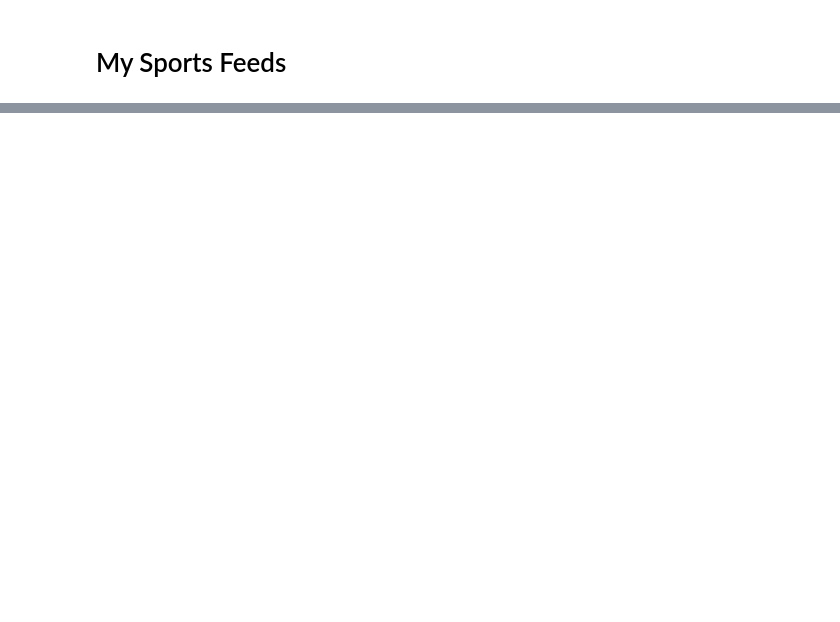
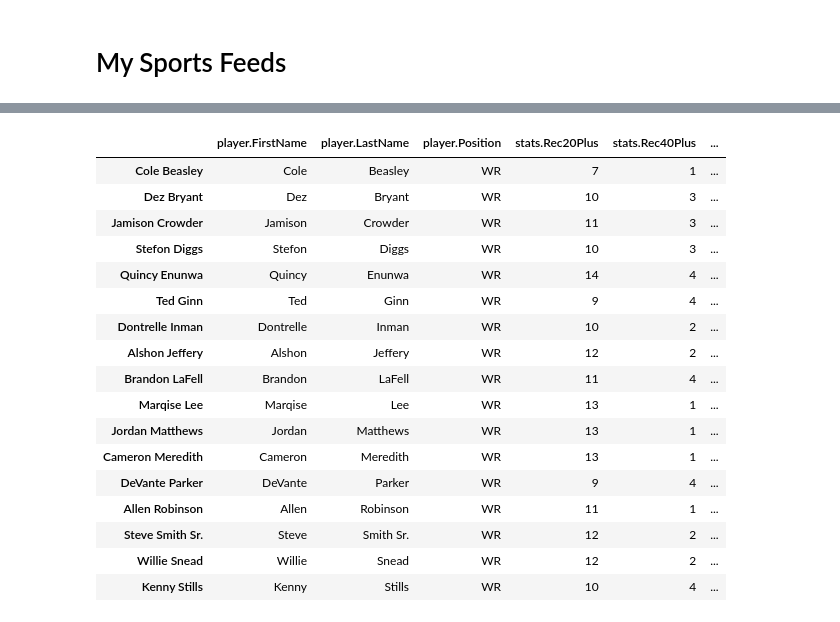
Before and after one commit to RobMulla/sportsdata, a Jupyter notebook: MySportsFeeds_API_Test.ipynb, the cells around one changed output, grey strips where cells are left out. Drawn from its saved outputs; the diff is of its cells as text; code cells hidden in the pictures; blank space fills up the shorter version.

```diff
--- a/MySportsFeeds_API_Test.ipynb
+++ b/MySportsFeeds_API_Test.ipynb
@@ -123,0 +184,21 @@ wr_stats_atleast500 = wr_stats.loc[wr_stats['stats.RecYards.'] > 500]
+# %%
+wr_stats_atleast500.loc[wr_stats_atleast500['cluster'] == 1]
+# %% [output]
+|  | player.FirstName | player.LastName | player.Position | stats.Rec20Plus | stats.Rec40Plus | ... |
+| Cole Beasley | Cole | Beasley | WR | 7 | 1 | ... |
+| Dez Bryant | Dez | Bryant | WR | 10 | 3 | ... |
+| Jamison Crowder | Jamison | Crowder | WR | 11 | 3 | ... |
+| Stefon Diggs | Stefon | Diggs | WR | 10 | 3 | ... |
+| Quincy Enunwa | Quincy | Enunwa | WR | 14 | 4 | ... |
+| Ted Ginn | Ted | Ginn | WR | 9 | 4 | ... |
+| Dontrelle Inman | Dontrelle | Inman | WR | 10 | 2 | ... |
+| Alshon Jeffery | Alshon | Jeffery | WR | 12 | 2 | ... |
+| Brandon LaFell | Brandon | LaFell | WR | 11 | 4 | ... |
+| Marqise Lee | Marqise | Lee | WR | 13 | 1 | ... |
+| Jordan Matthews | Jordan | Matthews | WR | 13 | 1 | ... |
+| Cameron Meredith | Cameron | Meredith | WR | 13 | 1 | ... |
+| DeVante Parker | DeVante | Parker | WR | 9 | 4 | ... |
+| Allen Robinson | Allen | Robinson | WR | 11 | 1 | ... |
+| Steve Smith Sr. | Steve | Smith Sr. | WR | 12 | 2 | ... |
+| Willie Snead | Willie | Snead | WR | 12 | 2 | ... |
+| Kenny Stills | Kenny | Stills | WR | 10 | 4 | ... |
```
Also changed, not shown: parts of 53 cells of this notebook.
